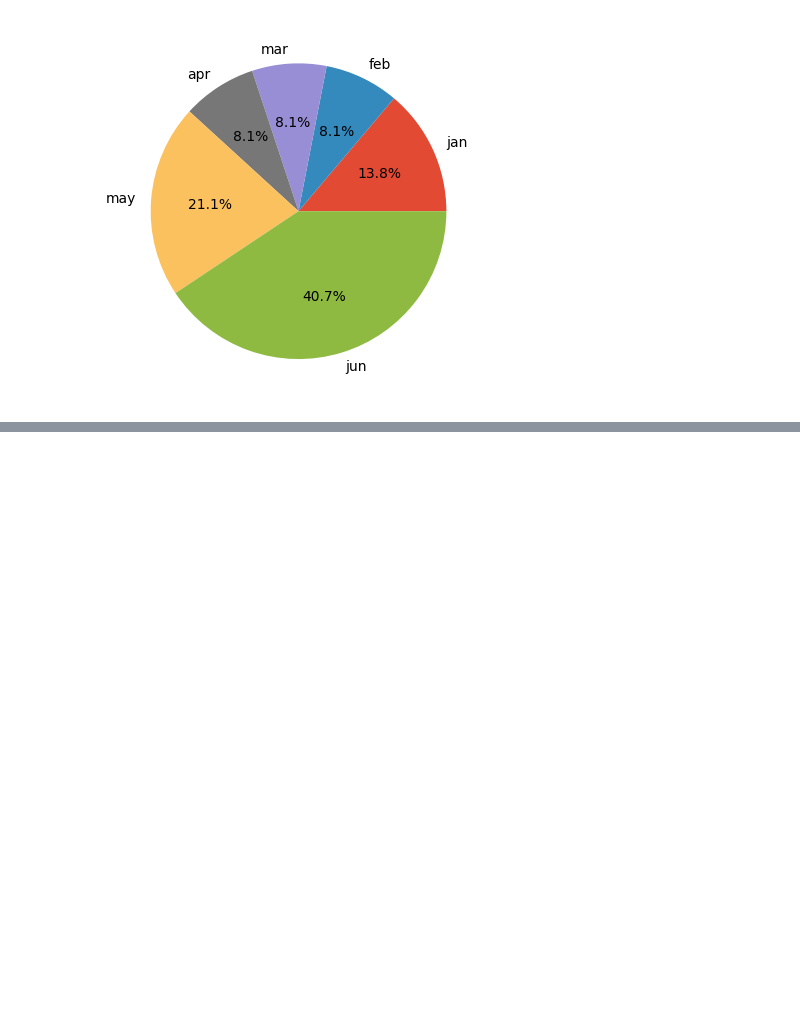
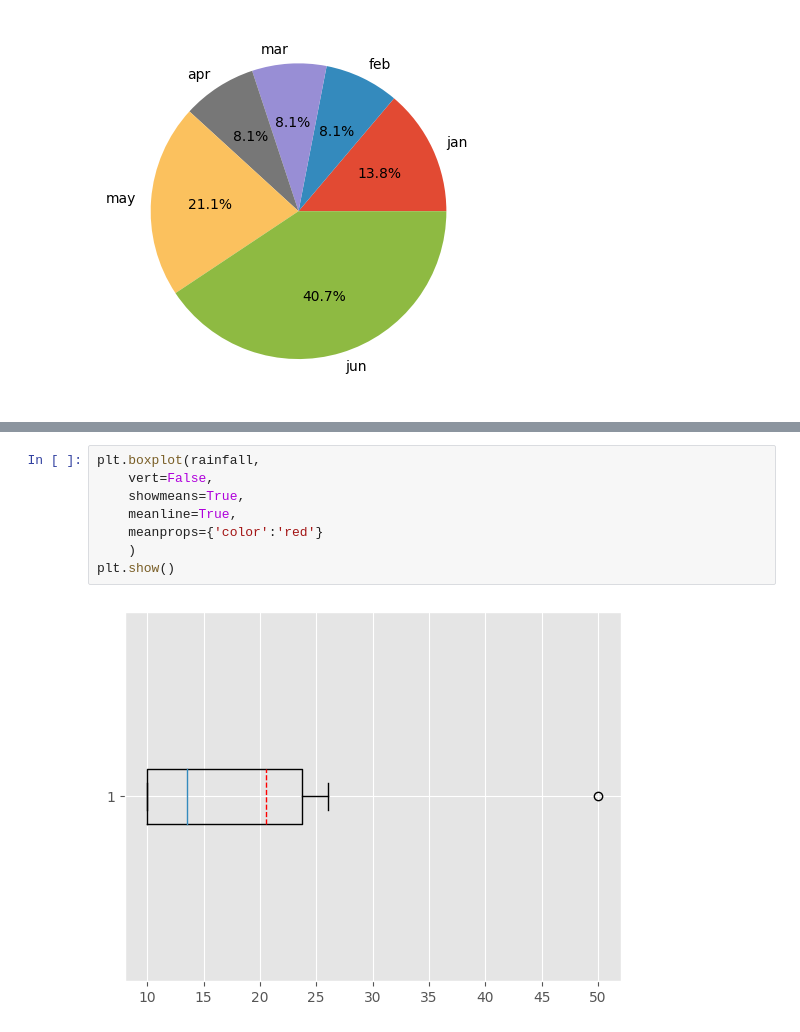
Before and after one commit to Deeptiabs/digipodium, a Jupyter notebook: graphs.ipynb, the cells around one changed output, grey strips where cells are left out. Saved outputs shown, nothing was run; the diff lists cells and outputs as text; blank space fills up the shorter version.

```diff
--- a/graphs.ipynb
+++ b/graphs.ipynb
@@ -34,0 +35,10 @@ plt.show()
+# %%
+plt.boxplot(rainfall,
+    vert=False,
+    showmeans=True,
+    meanline=True,
+    meanprops={'color':'red'}
+    )
+plt.show()
+# %% [output]
+[figure, added]
```
Also changed, not shown: parts of 1 cell of this notebook.
